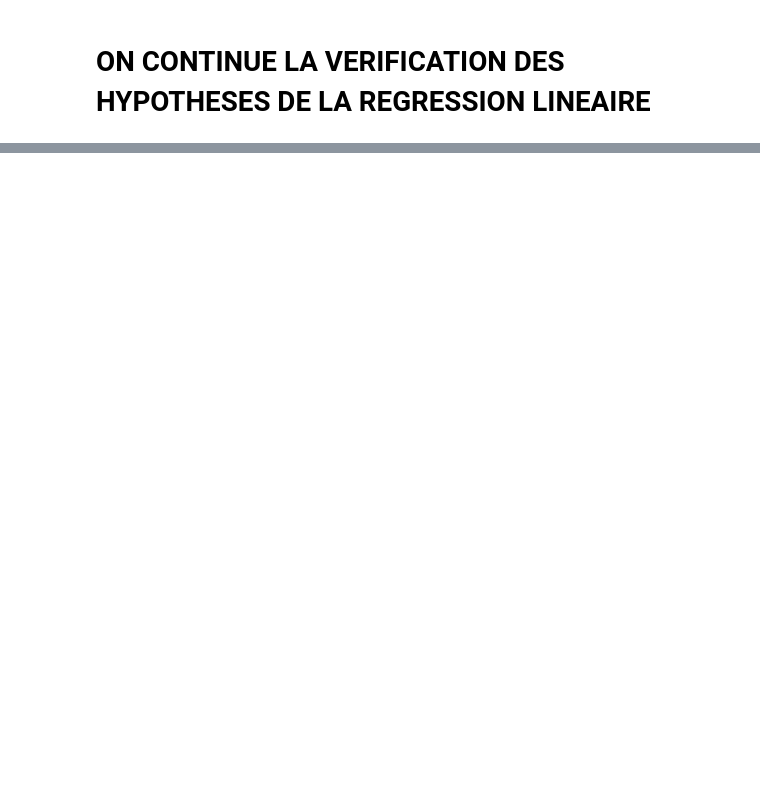
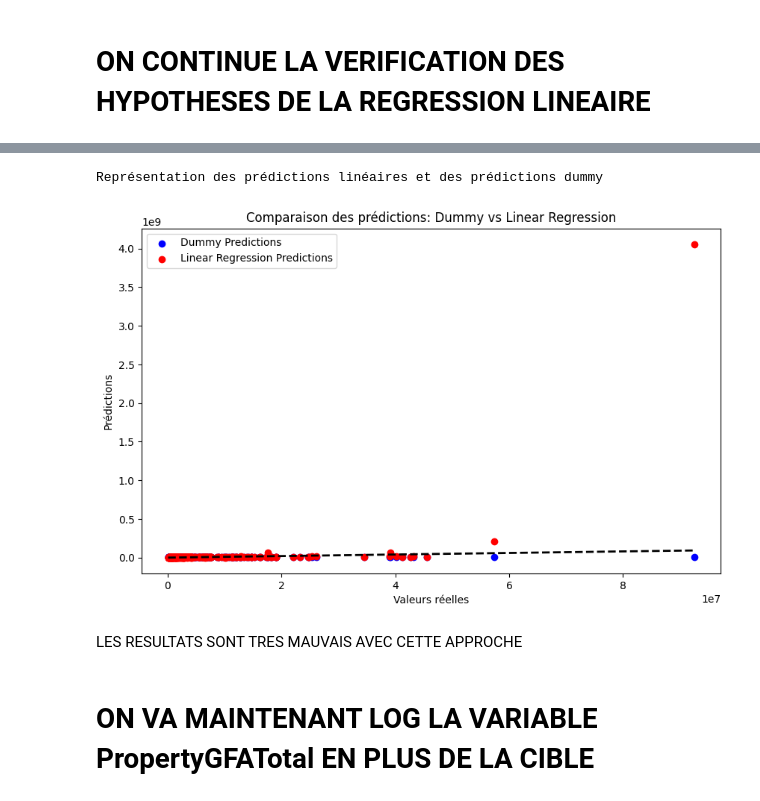
Before and after one commit to EP-portfolio/PROJET_4, a Jupyter notebook: notebook_regression_linéaire_SiteEnergyUse.ipynb, the cells around one changed output, grey strips where cells are left out. Saved outputs shown, nothing was run; the diff lists cells and outputs as text; code cells hidden in the pictures; blank space fills up the shorter version.

```diff
--- a/notebook_regression_linéaire_SiteEnergyUse.ipynb
+++ b/notebook_regression_linéaire_SiteEnergyUse.ipynb
@@ -207,8 +1295,8 @@ Name: SiteEnergyUseWN(kBtu), dtype: float64
 
 # 2. Test de significativité individuelle
 print("\n2. Tests de significativité individuelle")
-X = sm.add_constant(data.drop(['SiteEnergyUseWN(kBtu)'],axis=1))
-model = sm.OLS(data['SiteEnergyUseWN(kBtu)'], X).fit()
+X = sm.add_constant(data.drop([TARGET],axis=1))
+model = sm.OLS(data[TARGET], X).fit()
 print("\nRésumé des p-values:")
 p_values = pd.DataFrame({
     'Variable': X.columns,
@@ -326,9 +1413,10 @@ print(feature_importance.sort_values('r2_adj', ascending=False).head())
 # 5. Sélection finale des variables
 def select_significant_variables(data, threshold_p_value=0.05, threshold_vif=125):
     # Première étape : sélection basée sur p-value
-    X = sm.add_constant(data.drop(['SiteEnergyUseWN(kBtu)'],axis=1))
-    model = sm.OLS(data['SiteEnergyUseWN(kBtu)'], X).fit()
+    X = sm.add_constant(data.drop([TARGET],axis=1))
+    model = sm.OLS(data[TARGET], X).fit()
     significant_vars = X.columns[model.pvalues < threshold_p_value].tolist()
+
 
 
     # Deuxième étape : vérification VIF
@@ -389,0 +1467,3 @@ print(col_num)
+# %%
+col_num_sel_lin=selected_vars
+print(col_num_sel_lin)
@@ -415,8 +1497,8 @@ from sklearn.dummy import DummyRegressor
 from sklearn.model_selection import train_test_split
 from sklearn.metrics import mean_squared_error, r2_score
 
-X=DF_cleaned_lineaire[col_num]
-y=DF_cleaned_lineaire['SiteEnergyUseWN(kBtu)']
+X=DF_cleaned_lineaire[col_num_sel_lin]
+y=DF_cleaned_lineaire[TARGET]
 
 #train/test split
 X_train, X_test, y_train, y_test = train_test_split(X, y, test_size=0.2, random_state=42)
@@ -428,10 +1510,10 @@ dummy_reg = DummyRegressor(strategy="mean")
 dummy_reg.fit(X_train, y_train)
 
 # Prédictions sur l'ensemble de test
-y_pred = dummy_reg.predict(X_test)
+y_pred_dummy = dummy_reg.predict(X_test)
 
 # Calculer l'erreur quadratique moyenne (MSE)
-mse = mean_squared_error(y_test, y_pred)
+mse = mean_squared_error(y_test, y_pred_dummy)
 
 print(f"Mean Squared Error: {mse}")
 
@@ -440,7 +1522,7 @@ rmse = np.sqrt(mse)
 print(f"Root Mean Squared Error: {rmse}")
 
 # Calculer le coefficient de détermination R²
-r2 = r2_score(y_test, y_pred)
+r2 = r2_score(y_test, y_pred_dummy)
 print(f"R² Score: {r2}")
 # %% [output]
 Mean Squared Error: 103167125890943.47
@@ -676,0 +1601,9 @@ sns.histplot(data=DF_cleaned_lineaire['SiteEnergyUseWN(kBtu)'])
+# %%
+representation_predictions(y_test,y_pred_dummy,y_pred_linear)
+# %% [output]
+Représentation des prédictions linéaires et des prédictions dummy
+[figure, added]
+# %% [markdown]
+LES RESULTATS SONT TRES MAUVAIS AVEC CETTE APPROCHE
+# %% [markdown]
+# ON VA MAINTENANT LOG LA VARIABLE PropertyGFATotal EN PLUS DE LA CIBLE
```
Also changed, not shown: parts of 195 cells of this notebook, 2 other files.
